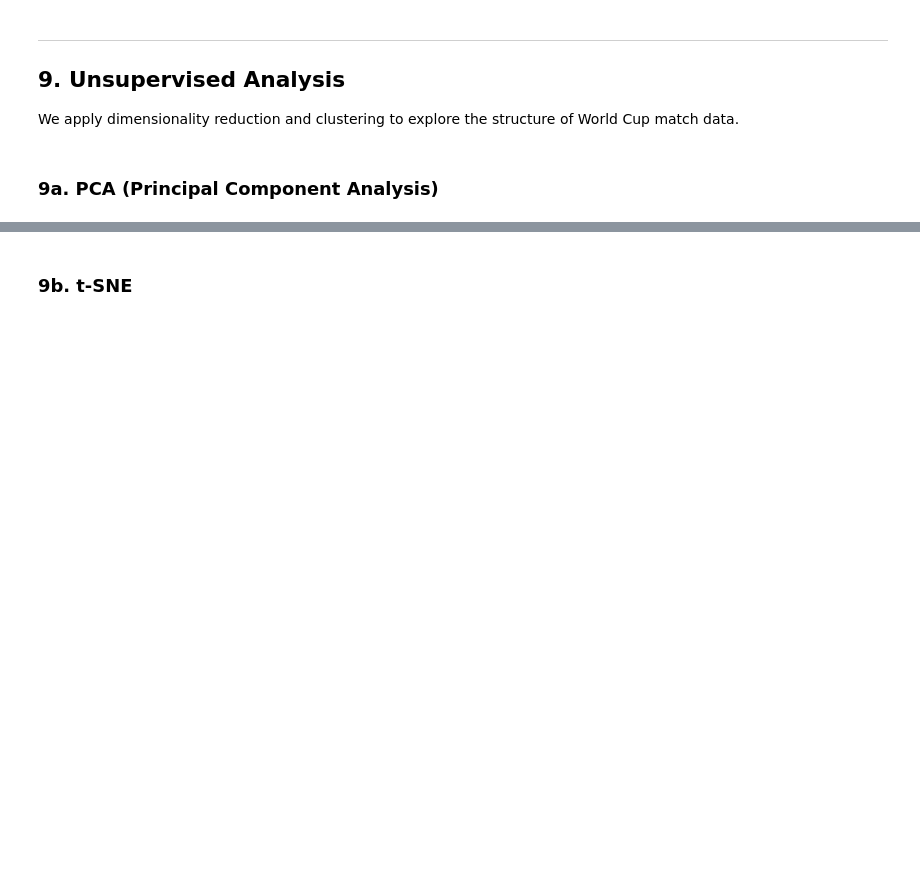
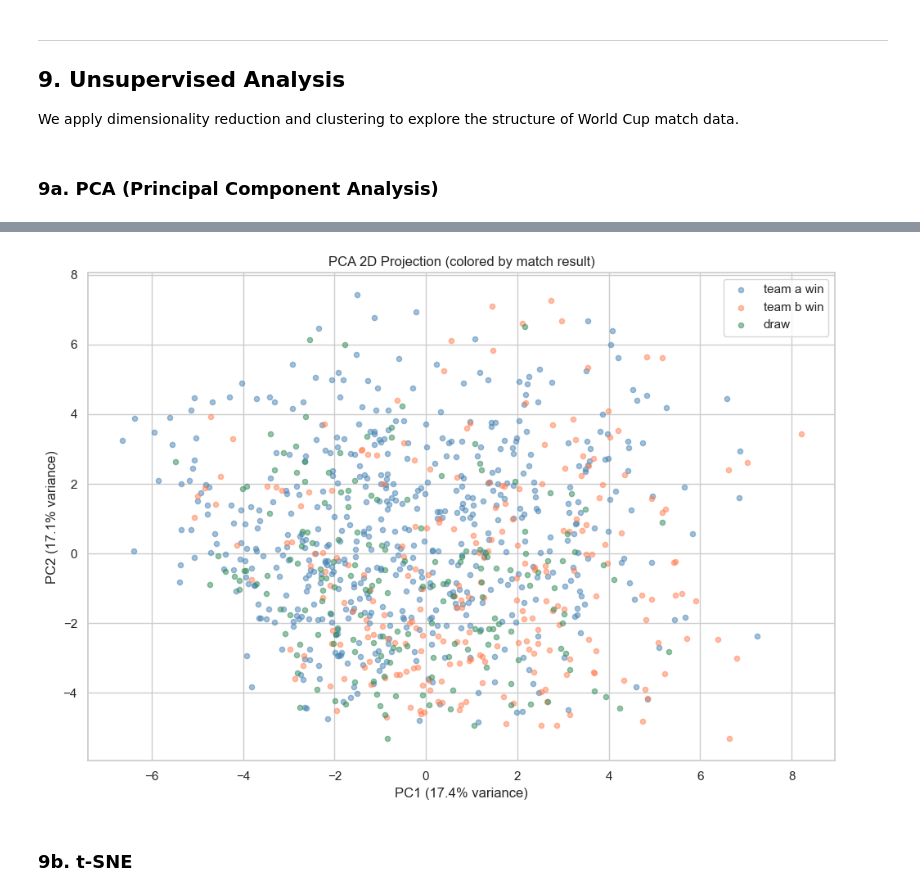
Before and after one commit to drdiguglielmo-personal/datascienceproject, a Jupyter notebook: Part2_Models_and_Results.ipynb, the cells around one changed output, grey strips where cells are left out. Cells and saved outputs as stored; diff of their text form; code cells hidden in the pictures; blank space fills up the shorter version.

```diff
--- a/Part2_Models_and_Results.ipynb
+++ b/Part2_Models_and_Results.ipynb
@@ -217,8 +308,12 @@ This gives **honest out-of-time performance estimates**. The test set (2022 Worl
 We report both temporal CV and stratified k-fold so the reader can see how much random CV overestimates performance.
 # %%
 def compute_rps(y_true, y_proba, classes):
-    """Ranked Probability Score (lower is better). Assumes ordinal: away < draw < home."""
-    class_order = ['away team win', 'draw', 'home team win']
+    """Ranked Probability Score (lower is better).
+
+    We assume an ordinal structure (Team B < draw < Team A), mirroring the old
+    away < draw < home ordering, but expressed in neutral Team A/B terms.
+    """
+    class_order = ['team b win', 'draw', 'team a win']
     col_indices = [list(classes).index(c) for c in class_order]
     proba_ordered = y_proba[:, col_indices]
 
@@ -881,25 +1153,27 @@ print(f"First 2 components explain: {cumvar[1]:.1%}")
 # %%
 # 2D PCA scatter
 pca_2d = PCA(n_components=2, random_state=RANDOM_STATE)
 X_pca_train = pca_2d.fit_transform(X_train_scaled)
 X_pca_test = pca_2d.transform(X_test_scaled)
 
 # Combine for visualization
 X_pca_all = np.vstack([X_pca_train, X_pca_test])
 y_all = np.concatenate([y_train, y_test])
 
 fig, ax = plt.subplots(figsize=(10, 7))
-colors = {'home team win': 'steelblue', 'away team win': 'coral', 'draw': 'seagreen'}
-for cls in ['home team win', 'away team win', 'draw']:
+colors = {'team a win': 'steelblue', 'team b win': 'coral', 'draw': 'seagreen'}
+for cls in ['team a win', 'team b win', 'draw']:
     mask = y_all == cls
     ax.scatter(X_pca_all[mask, 0], X_pca_all[mask, 1], c=colors[cls],
                label=cls, alpha=0.5, s=20)
 ax.set_xlabel(f'PC1 ({pca_2d.explained_variance_ratio_[0]:.1%} variance)')
 ax.set_ylabel(f'PC2 ({pca_2d.explained_variance_ratio_[1]:.1%} variance)')
 ax.set_title('PCA 2D Projection (colored by match result)')
 ax.legend()
 plt.tight_layout()
 plt.show()
+# %% [output]
+[figure, added]
 # %% [markdown]
 ### 9b. t-SNE
 # %%
```
Also changed, not shown: parts of 41 cells of this notebook, 4 other files.
